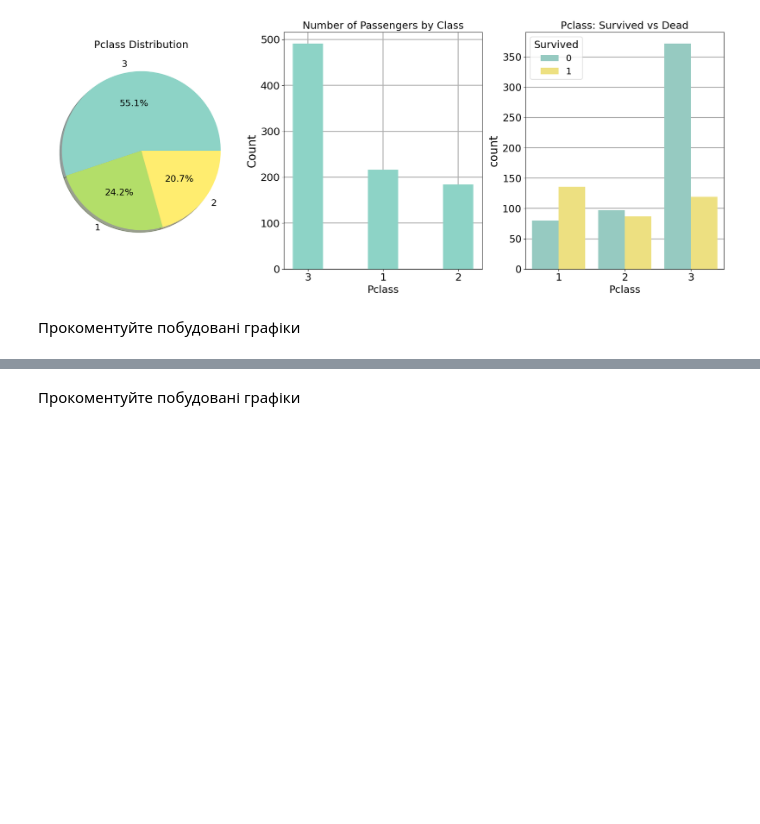
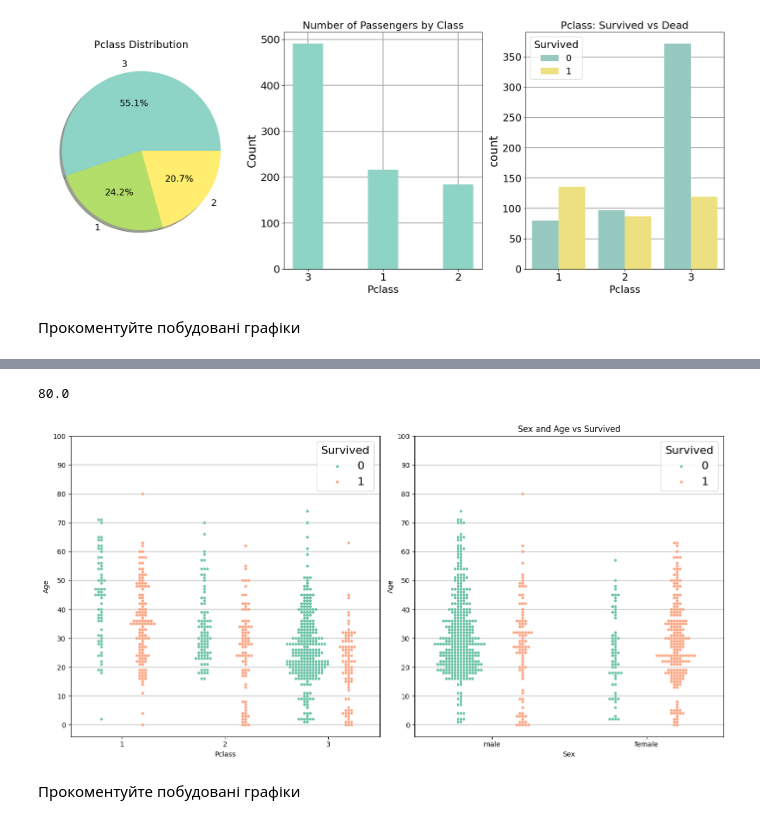
Before and after one commit to VitaliySysak/ai-labs, a Jupyter notebook: main.ipynb, the cells around one changed output, grey strips where cells are left out. Drawn from its saved outputs; the diff is of its cells as text; code cells hidden in the pictures; blank space fills up the shorter version.

```diff
--- a/main.ipynb
+++ b/main.ipynb
@@ -233,3 +231,28 @@ Name: count, dtype: int64
+# %%
+colors = ["#6AC3A7", "#FCA17D"]
+
+dataset["Age"] = dataset["Age"].dropna().astype(int)
+
+fig, axes = plt.subplots(1, 2, figsize=(14, 7))
+
+print(dataset["Age"].max())
+
+sns.swarmplot(data=dataset, x="Pclass",  y="Age", hue="Survived", ax=axes[0], palette=colors, dodge=True, size=4)
+axes[0].set_yticks(range(0, 101, 10))
+axes[0].grid(axis="y", linewidth=1.7, zorder=0, alpha=0.5)
+axes[0].legend(title="Survived", labels=["0", "1"], title_fontsize=16, fontsize=16)
+
+axes[1].set_title("Sex and Age vs Survived")
+sns.swarmplot(data=dataset, x="Sex",  y="Age", hue="Survived", ax=axes[1], palette=colors, dodge=True, size=4)
+axes[1].grid(axis="y", zorder=0)
+axes[1].set_yticks(range(0, 101, 10))
+axes[1].legend(title="Survived", labels=["0", "1"], title_fontsize=16, fontsize=16)
+
+plt.tight_layout()
+plt.show()
+# %% [output]
+80.0
+[figure, added]
 # %% [markdown]
 Прокоментуйте побудовані графіки
 # %% [markdown]
```
Also changed, not shown: parts of 3 cells of this notebook.
